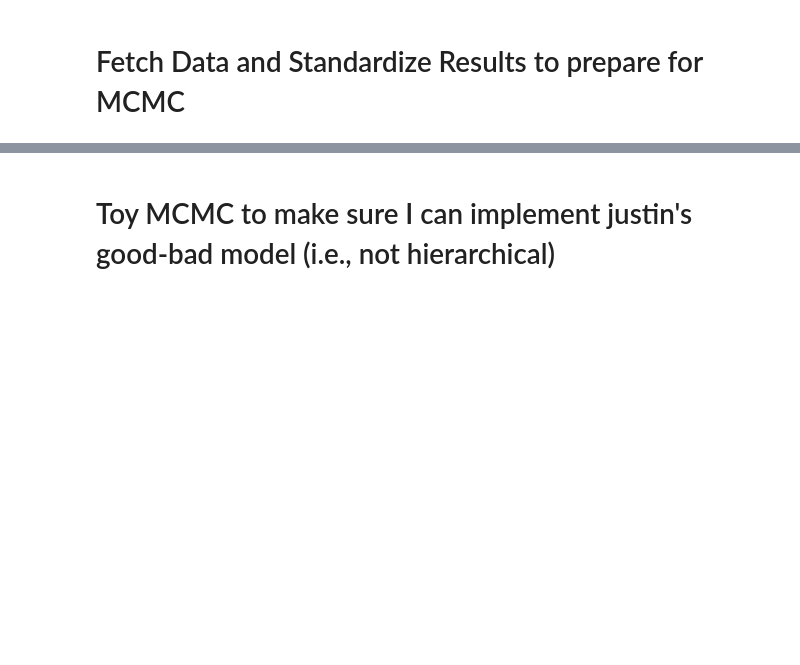
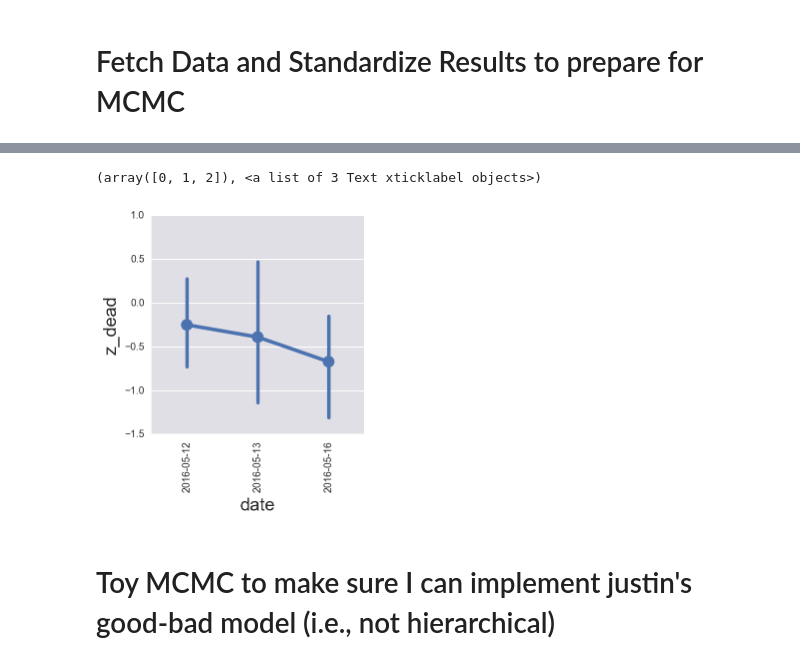
Before and after one commit to dangeles/WormFiles, a Jupyter notebook: agingRNAseq/src/MCMC Analysis.ipynb, the cells around one changed output, grey strips where cells are left out. Drawn from its saved outputs; the diff is of its cells as text; code cells hidden in the pictures; blank space fills up the shorter version.

```diff
--- a/agingRNAseq/src/MCMC Analysis.ipynb
+++ b/agingRNAseq/src/MCMC Analysis.ipynb
@@ -84,3 +166,18 @@ df['z_dead'] = (df.dead - total*gfp_fr_dead_mu)/(gfp_fr_dead_sig*total)
+# %%
+# by date
+sns.factorplot(x='date', y='z_dead', data=df[df.gene=='gfp'])
+plt.xticks(rotation=90)
+# plt.rotation()
+
+
+
+# df[(df.gene == 'gfp')& (df.date == '12-May-16') ].head()
+# plt.hist(df[(df.gene == 'gfp')& (df.date == '12-May-16')].fraction_dead, alpha=0.5)
+# plt.hist(df[(df.gene == 'gfp')& (df.date == '13-May-16')].fraction_dead, alpha=0.5)
+# plt.hist(df[(df.gene == 'gfp')& (df.date == '16-May-16')].fraction_dead, alpha=0.5)
+# %% [output]
+(array([0, 1, 2]), <a list of 3 Text xticklabel objects>)
+[figure, added]
 # %% [markdown]
 # Toy MCMC to make sure I can implement justin's good-bad model (i.e., not hierarchical)
 # %%
```
Also changed, not shown: parts of 41 cells of this notebook, 12 other files.
